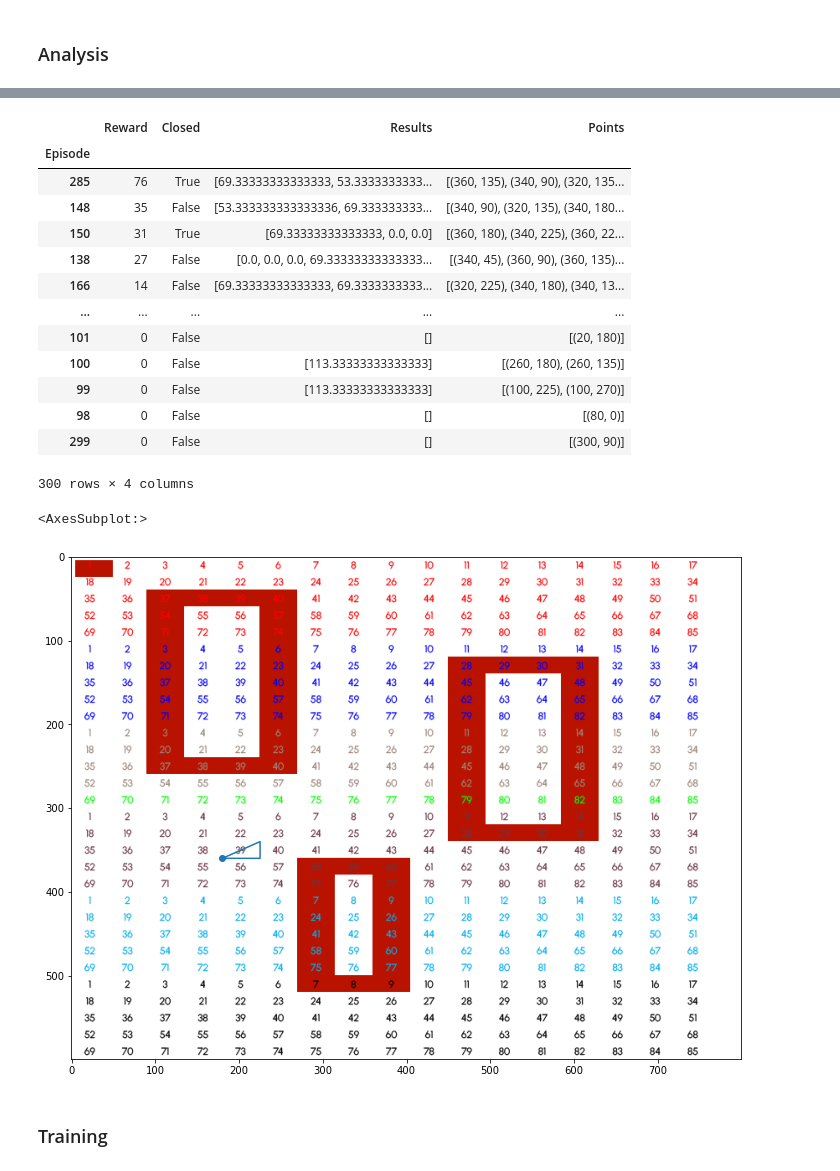
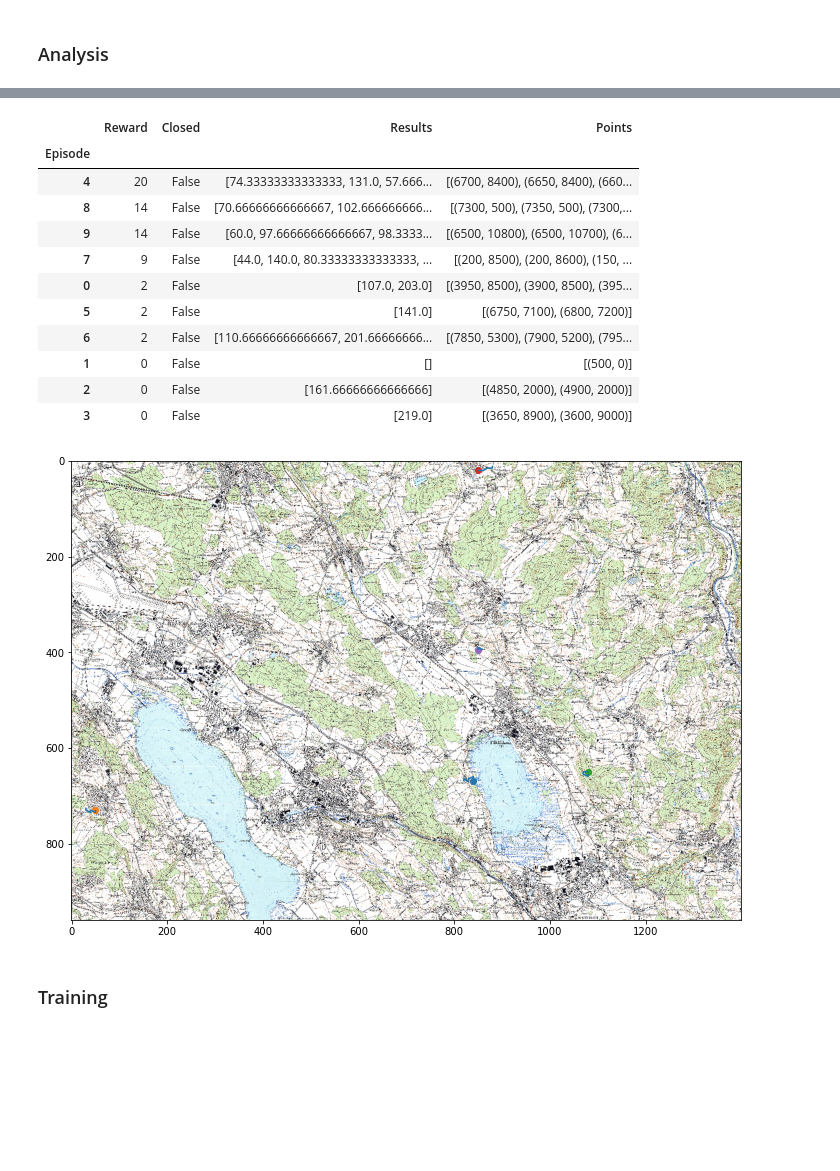
Before and after one commit to justinfmccarty/22spring_templatematching_carto, a Jupyter notebook: rl_method/notebooks/01_simple_environment.ipynb, the cells around one changed output, grey strips where cells are left out. Drawn from its saved outputs; the diff is of its cells as text; code cells hidden in the pictures; blank space fills up the shorter version.

```diff
--- a/rl_method/notebooks/01_simple_environment.ipynb
+++ b/rl_method/notebooks/01_simple_environment.ipynb
@@ -30,7 +32,9 @@ import geopandas as gpd
 import pandas as pd
 from skimage.feature import match_template
 %matplotlib inline
-
+%config InlineBackend.figure_format='retina'
+from temp_env import TemplateMatchingEnv as tmenv
+import utils
 font = cv2.FONT_ITALIC
 os.chdir('/Users/jmccarty/GitHub/22spring_templatematching_carto/rl_method')
 
@@ -44,6 +48,11 @@ path_testing_image_red = './data/testing/testing_board_red.tif'
 path_testing_image_red_grid = './data/testing/testing_board_red_grid.tif'
 
 path_testing_template_1 = './data/testing/testing_template.tif'
+
+
+path_1092_1990 = './data/tif_files/LKg_1092_1990.tif'
+path_1092_1988 = './data/tif_files/LKg_1092_1990.tif'
+path_1092_1989 = './data/tif_files/LKg_1092_1990.tif'
 # %% [markdown]
 ### General Functions
 # %%
@@ -833,25 +928,25 @@ ax.imshow(arr)
 [figure]
 # %%
 # global variables
-SIMILARTY_THRESHOLD = 113
+SIMILARTY_THRESHOLD = 150
 MAX_STEPS = 100
 TOTAL_EPISODES = 2000
 # %%
-env = TemplateMatchingEnv(path_testing_image_red,
-                          (5,5,20,45),
+env = tmenv("/Users/jmccarty/GitHub/22spring_templatematching_carto/rl_method/data/tif_files/LKg_1092_1990.tif",
+                          (1900,1650,50,100), # for testing_image red(5,5,20,45),
                           obs_shape_mult=(5,5),
                           compare_method='SSD',
                           sim_threshold=SIMILARTY_THRESHOLD,
-                          print_st=True)
+                          print_st=False)
 
-show = True
+show = False
 # rewards = []
 log = {"Points":{},
        "Reward":{},
        "Results":{},
        "Closed":{}}
 
-for episode in np.arange(0,300):
+for episode in np.arange(0,10):
     if show==True:
         print(f"EPISODE {episode}")
     if show==True:
@@ -1022,32 +1037,34 @@ df.sort_values(by='Reward',ascending=False)
 # %% [output]
 |  | Reward | Closed | Results | Points |
 | Episode |  |  |  |  |
-| 285 | 76 | True | [69.33333333333333, 53.3333333333... | [(360, 135), (340, 90), (320, 135... |
-| 148 | 35 | False | [53.333333333333336, 69.333333333... | [(340, 90), (320, 135), (340, 180... |
-| 150 | 31 | True | [69.33333333333333, 0.0, 0.0] | [(360, 180), (340, 225), (360, 22... |
-| 138 | 27 | False | [0.0, 0.0, 0.0, 69.33333333333333... | [(340, 45), (360, 90), (360, 135)... |
-| 166 | 14 | False | [69.33333333333333, 69.3333333333... | [(320, 225), (340, 180), (340, 13... |
-| ... | ... | ... | ... | ... |
-| 101 | 0 | False | [] | [(20, 180)] |
-| 100 | 0 | False | [113.33333333333333] | [(260, 180), (260, 135)] |
-| 99 | 0 | False | [113.33333333333333] | [(100, 225), (100, 270)] |
-| 98 | 0 | False | [] | [(80, 0)] |
-| 299 | 0 | False | [] | [(300, 90)] |
+| 4 | 20 | False | [74.33333333333333, 131.0, 57.666... | [(6700, 8400), (6650, 8400), (660... |
+| 8 | 14 | False | [70.66666666666667, 102.666666666... | [(7300, 500), (7350, 500), (7300,... |
+| 9 | 14 | False | [60.0, 97.66666666666667, 98.3333... | [(6500, 10800), (6500, 10700), (6... |
+| 7 | 9 | False | [44.0, 140.0, 80.33333333333333, ... | [(200, 8500), (200, 8600), (150, ... |
+| 0 | 2 | False | [107.0, 203.0] | [(3950, 8500), (3900, 8500), (395... |
+| 5 | 2 | False | [141.0] | [(6750, 7100), (6800, 7200)] |
+| 6 | 2 | False | [110.66666666666667, 201.66666666... | [(7850, 5300), (7900, 5200), (795... |
+| 1 | 0 | False | [] | [(500, 0)] |
+| 2 | 0 | False | [161.66666666666666] | [(4850, 2000), (4900, 2000)] |
+| 3 | 0 | False | [219.0] | [(3650, 8900), (3600, 9000)] |
-300 rows × 4 columns
+# %%
+test_arr = cv2.cvtColor(cv2.imread(os.path.join(os.getcwd(),path_1092_1990)), cv2.COLOR_BGR2RGB)
+factor = 0.1
+test_arr_sm = resize_image(test_arr,reduce_factor=factor)
 # %%
 # look at path
 fig,ax = plt.subplots(figsize=(12,12))
-test_arr = cv2.cvtColor(cv2.imread(os.path.join(os.getcwd(),path_testing_image_red_grid)), cv2.COLOR_BGR2RGB)
-ax.imshow(test_arr)#crop_image(test_image_norm,0,0,400,800)) #y,x,h,w
+
+ax.imshow(test_arr_sm)#crop_image(test_image_norm,0,0,400,800)) #y,x,h,w
 
 
 # line_string = ["LINESTRING (-1.15.12 9.9, -1.15.13 9.93)", "LINESTRING (-2.15.12 8.9, -2.15.13 8.93)"]
 # invalid geometry - modified
-points_rev = [(x[1],x[0]) for x in log['Points'][150]]
-gpd.GeoSeries(LineString(points_rev)).plot(ax=ax)
-gpd.GeoSeries(Point(points_rev[0])).plot(ax=ax)
+
+high_reward_list = df.sort_values(by='Reward',ascending=False).iloc[0:5].index.tolist()
+for epi in high_reward_list:
+    plot_line_string(log['Points'][epi],reduce_factor=factor)
 # %% [output]
-<AxesSubplot:>
-[figure, old version]
+[figure, new version]
 # %% [markdown]
 ### Training
```
Also changed, not shown: parts of 27 cells of this notebook, 14 other files.
